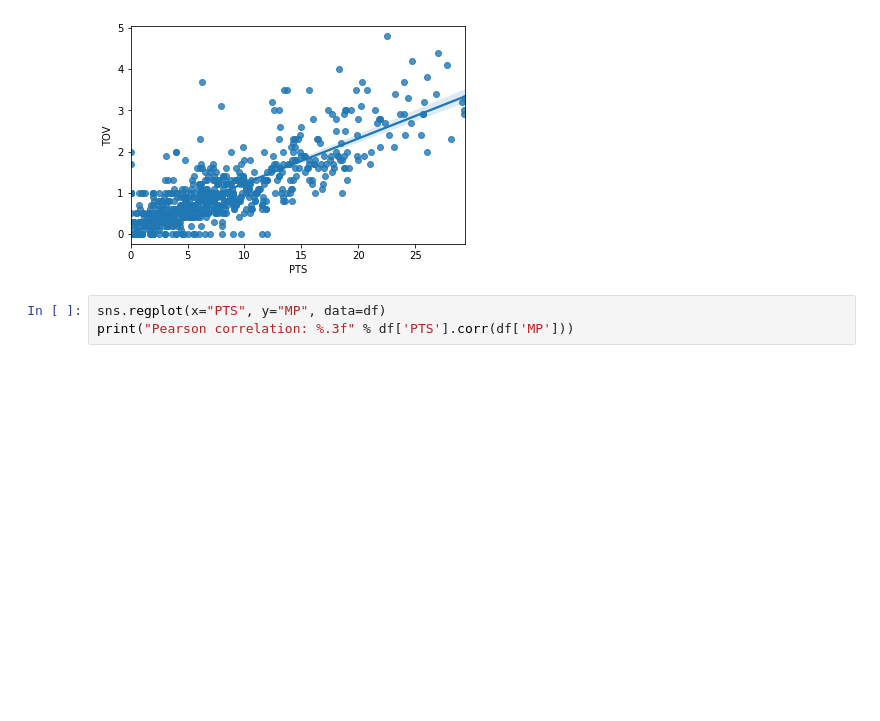
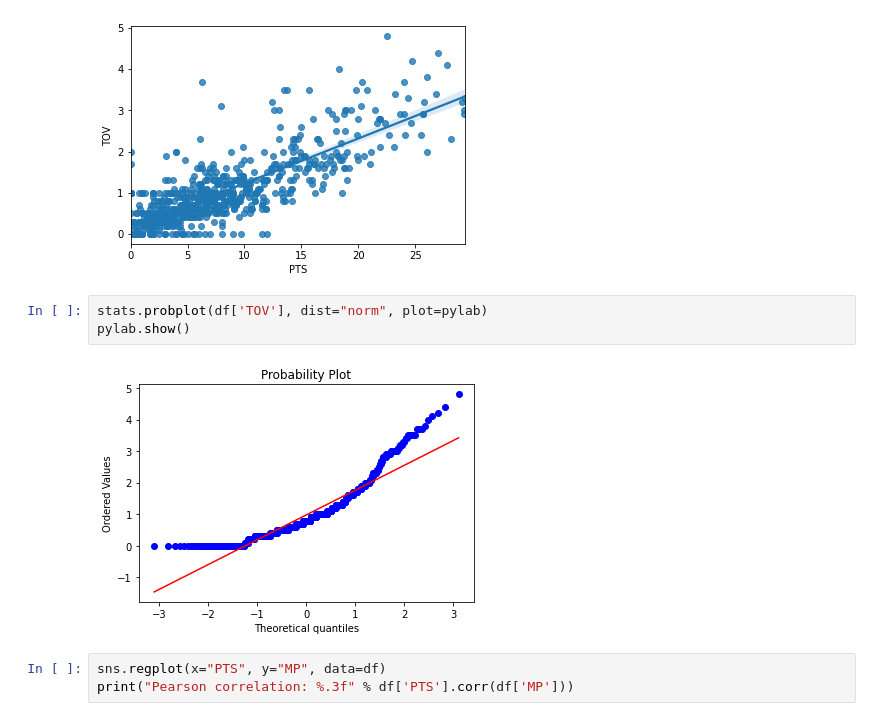
Before and after one commit to MennoCoehoorn/OZNAL, a Jupyter notebook: NBA.ipynb, the cells around one changed output. Drawn from its saved outputs; the diff is of its cells as text; blank space fills up the shorter version.

```diff
--- a/NBA.ipynb
+++ b/NBA.ipynb
@@ -542,6 +628,11 @@ print("Pearson correlation: %.3f" % df['PTS'].corr(df['TOV']))
 # %% [output]
 Pearson correlation: 0.818
 [figure]
+# %%
+stats.probplot(df['TOV'], dist="norm", plot=pylab)
+pylab.show()
+# %% [output]
+[figure, added]
 # %%
 sns.regplot(x="PTS", y="MP", data=df)
 print("Pearson correlation: %.3f" % df['PTS'].corr(df['MP']))
```
Also changed, not shown: parts of 21 cells of this notebook.
